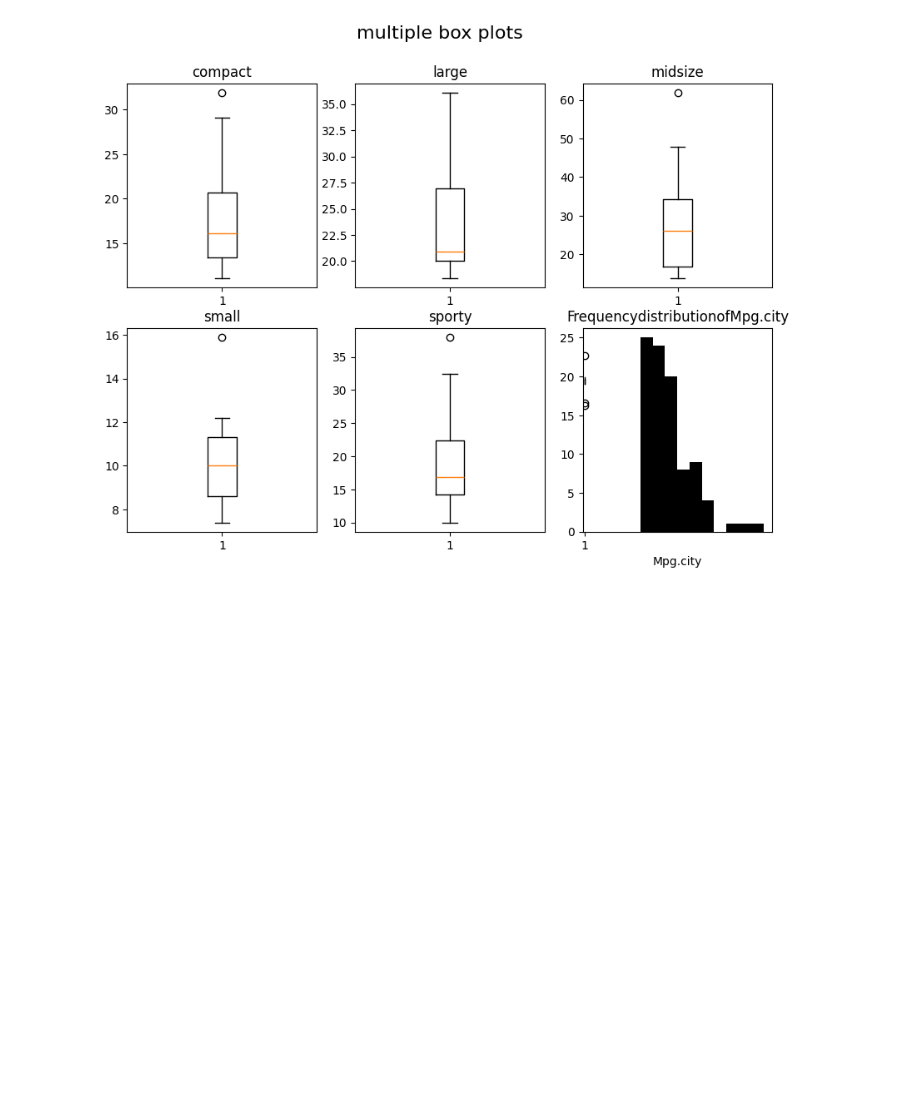
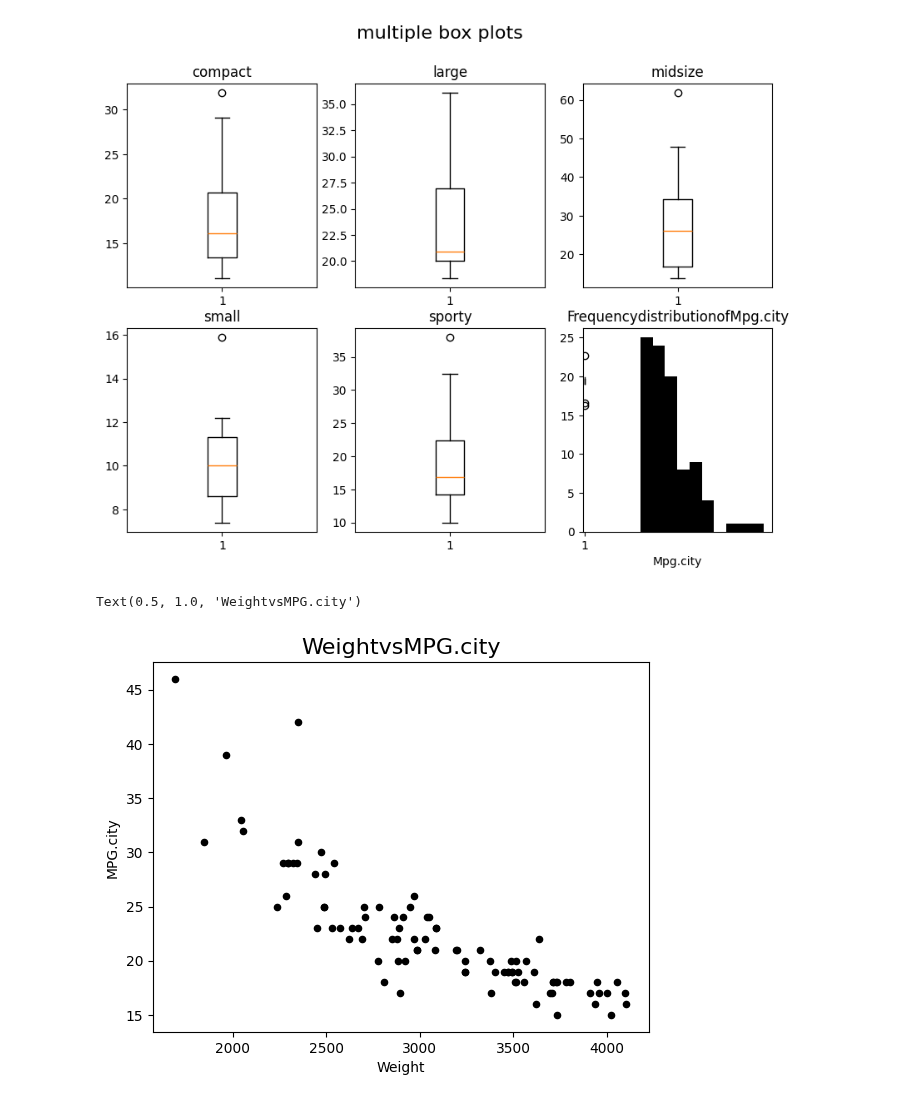
Before and after one commit to deekshitha29082006/WPT, a Jupyter notebook: exp6.ipynb, the cells around one changed output. Cells and saved outputs as stored; diff of their text form; code cells hidden in the pictures; blank space fills up the shorter version.

```diff
--- a/exp6.ipynb
+++ b/exp6.ipynb
@@ -29,30 +29,36 @@ median=np.median(cars_df['Price'])
 q3=np.percentile(cars_df['Price'],75)
 max_value=np.max(cars_df['Price'])
 print('MinimumValue:',min_value)
 print('Q1:',q1)
 print('median:',median)
 print('Q3:',q3)
 print('MaximuValue:',max_value)
 plt.hist(cars_df['MPG.city'],color='black')
 plt.xlabel('Mpg.city')
 plt.title('FrequencydistributionofMpg.city')
 plt.show()
+ax=cars_df.plot(["Weight"],["MPG.city"],kind="scatter",color="black")
+ax.set_xlabel("Weight")
+ax.set_ylabel("MPG.city")
+ax.set_title("WeightvsMPG.city",fontsize=16)
 # %% [output]
     Id Manufacturer    Model     Type  Min.Price  Price  Max.Price  MPG.city  \
 0    1        Acura  Integra    Small       12.9   15.9       18.8        25
 1    2        Acura   Legend  Midsize       29.2   33.9       38.7        18
 2    3         Audi       90  Compact       25.9   29.1       32.3        20
 3    4         Audi      100  Midsize       30.8   37.7       44.6        19
 4    5          BMW     535i  Midsize       23.7   30.0       36.2        22
 ..  ..          ...      ...      ...        ...    ...        ...       ...
 88  89   Volkswagen  Eurovan      Van       16.6   19.7       22.7        17
 89  90   Volkswagen   Passat  Compact       17.6   20.0       22.4        21
 90  91   Volkswagen  Corrado   Sporty       22.9   23.3       23.7        18
 91  92        Volvo      240  Compact       21.8   22.7       23.5        21
 92  93        Volvo      850  Midsize       24.8   26.7       28.5        20
 ... (42 lines left out)
 Q1: 12.2
 median: 17.7
 Q3: 23.3
 MaximuValue: 61.9
 [figure]
+Text(0.5, 1.0, 'WeightvsMPG.city')
+[figure, added]
```
